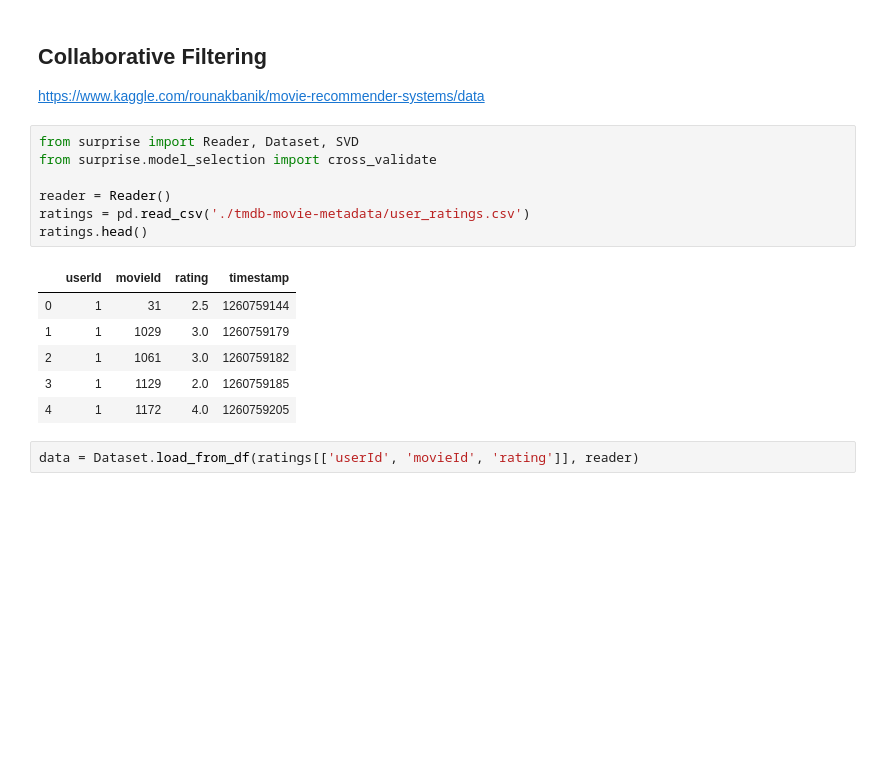
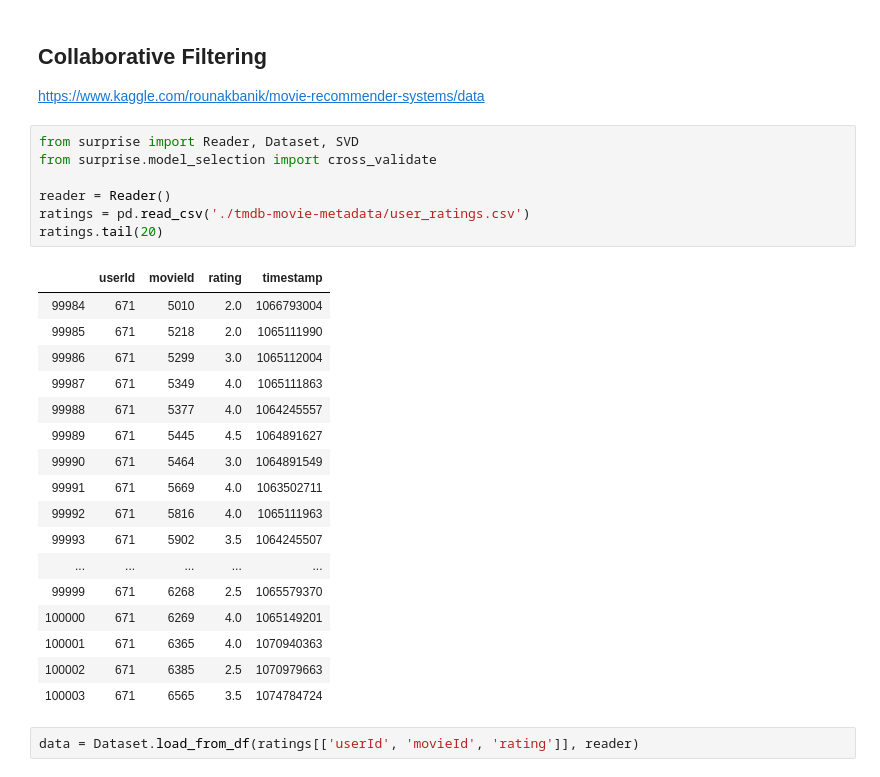
Before and after one commit to shangfuu/Simple_Movie_Recommned_System, a Jupyter notebook: DataScience_Final.ipynb, the cells around one changed output. Saved outputs shown, nothing was run; the diff lists cells and outputs as text; blank space fills up the shorter version.

```diff
--- a/DataScience_Final.ipynb
+++ b/DataScience_Final.ipynb
@@ -499,17 +584,28 @@ https://www.kaggle.com/rounakbanik/movie-recommender-systems/data
 # %%
 from surprise import Reader, Dataset, SVD
 from surprise.model_selection import cross_validate
 
 reader = Reader()
 ratings = pd.read_csv('./tmdb-movie-metadata/user_ratings.csv')
-ratings.head()
+ratings.tail(20)
 # %% [output]
 |  | userId | movieId | rating | timestamp |
-| 0 | 1 | 31 | 2.5 | 1260759144 |
-| 1 | 1 | 1029 | 3.0 | 1260759179 |
-| 2 | 1 | 1061 | 3.0 | 1260759182 |
-| 3 | 1 | 1129 | 2.0 | 1260759185 |
-| 4 | 1 | 1172 | 4.0 | 1260759205 |
+| 99984 | 671 | 5010 | 2.0 | 1066793004 |
+| 99985 | 671 | 5218 | 2.0 | 1065111990 |
+| 99986 | 671 | 5299 | 3.0 | 1065112004 |
+| 99987 | 671 | 5349 | 4.0 | 1065111863 |
+| 99988 | 671 | 5377 | 4.0 | 1064245557 |
+| 99989 | 671 | 5445 | 4.5 | 1064891627 |
+| 99990 | 671 | 5464 | 3.0 | 1064891549 |
+| 99991 | 671 | 5669 | 4.0 | 1063502711 |
+| 99992 | 671 | 5816 | 4.0 | 1065111963 |
+| 99993 | 671 | 5902 | 3.5 | 1064245507 |
+| ... | ... | ... | ... | ... |
+| 99999 | 671 | 6268 | 2.5 | 1065579370 |
+| 100000 | 671 | 6269 | 4.0 | 1065149201 |
+| 100001 | 671 | 6365 | 4.0 | 1070940363 |
+| 100002 | 671 | 6385 | 2.5 | 1070979663 |
+| 100003 | 671 | 6565 | 3.5 | 1074784724 |
 # %%
 data = Dataset.load_from_df(ratings[['userId', 'movieId', 'rating']], reader)
 # %%
```
Also changed, not shown: parts of 18 cells of this notebook, 1 other file.
